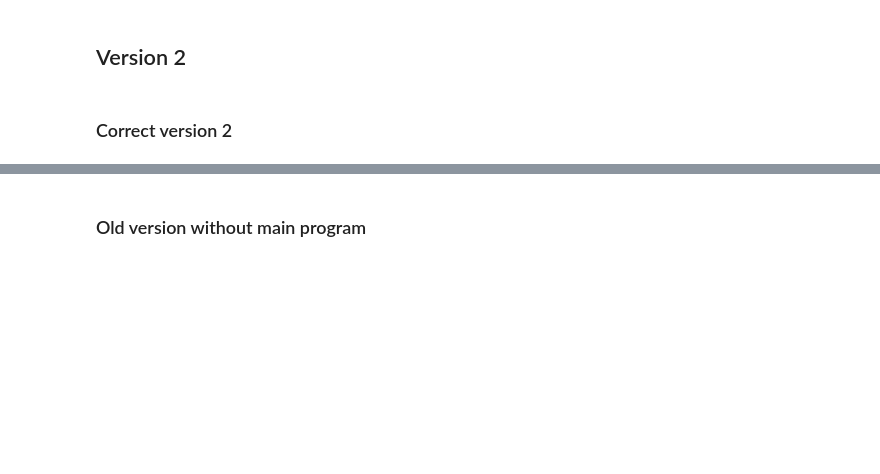
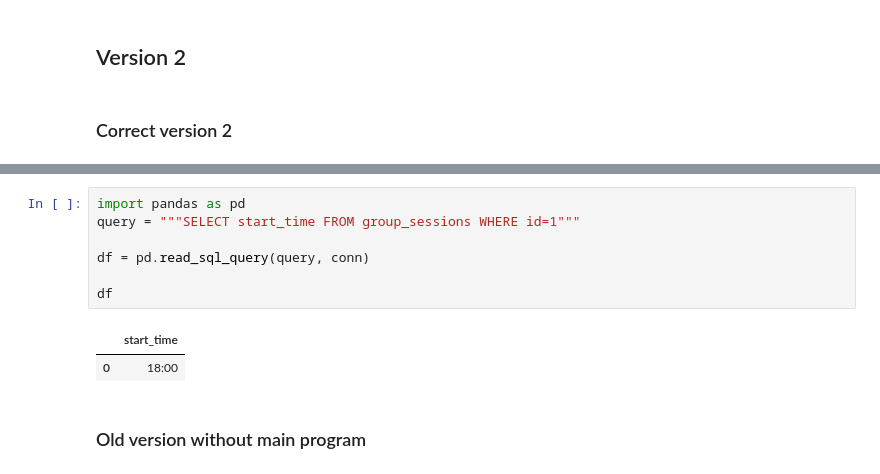
Before and after one commit to neneva-ramsen/training-center-db, a Jupyter notebook: testing.ipynb, the cells around one changed output, grey strips where cells are left out. Saved outputs shown, nothing was run; the diff lists cells and outputs as text; blank space fills up the shorter version.

```diff
--- a/testing.ipynb
+++ b/testing.ipynb
@@ -1560,3 +1935,13 @@ Exiting program. Goodbye!
+# %%
+import pandas as pd
+query = """SELECT start_time FROM group_sessions WHERE id=1"""
+
+df = pd.read_sql_query(query, conn)
+
+df
+# %% [output]
+|  | start_time |
+| 0 | 18:00 |
 # %% [markdown]
 ### Old version without main program
 # %%
```
Also changed, not shown: parts of 13 cells of this notebook.
